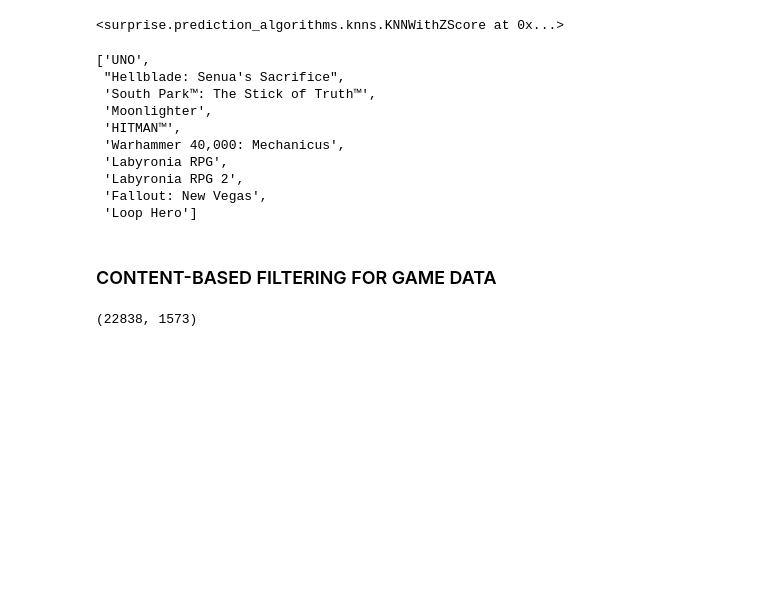
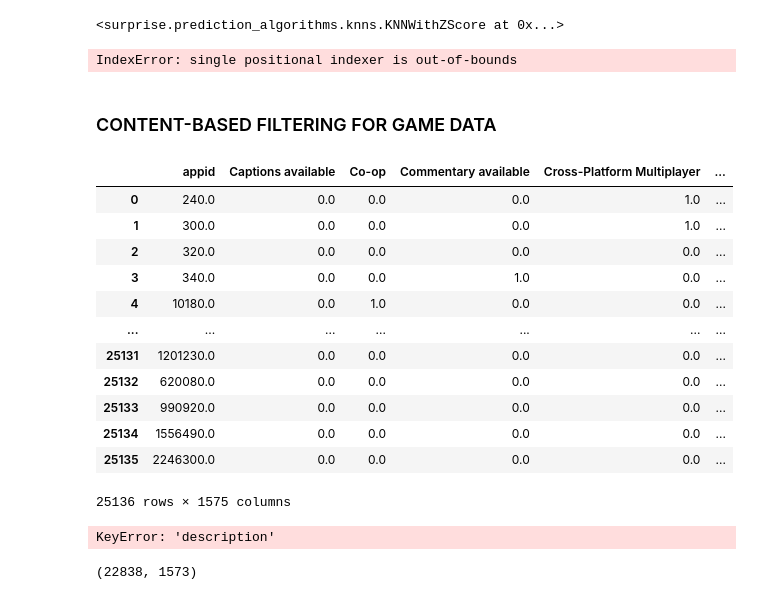
Before and after one commit to iliketurtles83/video-game-recommender-v1, a Jupyter notebook: notebooks/ensemble_model.ipynb, the cells around one changed output. Saved outputs shown, nothing was run; the diff lists cells and outputs as text; code cells hidden in the pictures; blank space fills up the shorter version.

Commit message:
moved tfidf to model notebook

```diff
--- a/notebooks/ensemble_model.ipynb
+++ b/notebooks/ensemble_model.ipynb
@@ -134,17 +135,8 @@ def recommend_knn(title):
     return titles
 # %%
 # test run
-recommend_knn('South Park™: The Fractured But Whole™')
+recommend_knn('GRID 2')
 # %% [output]
-['UNO',
- "Hellblade: Senua's Sacrifice",
- 'South Park™: The Stick of Truth™',
- 'Moonlighter',
- 'HITMAN™',
- 'Warhammer 40,000: Mechanicus',
- 'Labyronia RPG',
- 'Labyronia RPG 2',
- 'Fallout: New Vegas',
- 'Loop Hero']
+IndexError: single positional indexer is out-of-bounds
 # %% [markdown]
 ### CONTENT-BASED FILTERING FOR GAME DATA
@@ -150,0 +146,21 @@ recommend_knn('South Park™: The Fractured But Whole™')
+# %%
+games_df
+# %% [output]
+|  | appid | Captions available | Co-op | Commentary available | Cross-Platform Multiplayer | ... |
+| 0 | 240.0 | 0.0 | 0.0 | 0.0 | 1.0 | ... |
+| 1 | 300.0 | 0.0 | 0.0 | 0.0 | 1.0 | ... |
+| 2 | 320.0 | 0.0 | 0.0 | 0.0 | 0.0 | ... |
+| 3 | 340.0 | 0.0 | 0.0 | 1.0 | 0.0 | ... |
+| 4 | 10180.0 | 0.0 | 1.0 | 0.0 | 0.0 | ... |
+| ... | ... | ... | ... | ... | ... | ... |
+| 25131 | 1201230.0 | 0.0 | 0.0 | 0.0 | 0.0 | ... |
+| 25132 | 620080.0 | 0.0 | 0.0 | 0.0 | 0.0 | ... |
+| 25133 | 990920.0 | 0.0 | 0.0 | 0.0 | 0.0 | ... |
+| 25134 | 1556490.0 | 0.0 | 0.0 | 0.0 | 0.0 | ... |
+| 25135 | 2246300.0 | 0.0 | 0.0 | 0.0 | 0.0 | ... |
+25136 rows × 1575 columns
+# %%
+# fit tfidfvectorizer to description column
+tfidf_matrix = tfidf.fit_transform(games_df['description'])
+# %% [output]
+KeyError: 'description'
```
Also changed, not shown: parts of 11 cells of this notebook.
